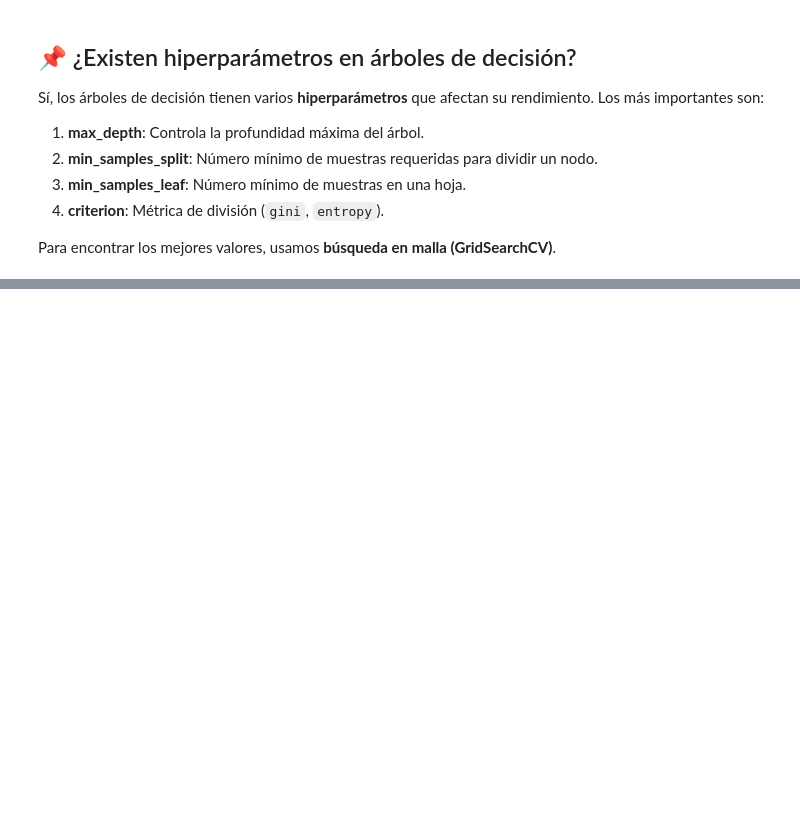
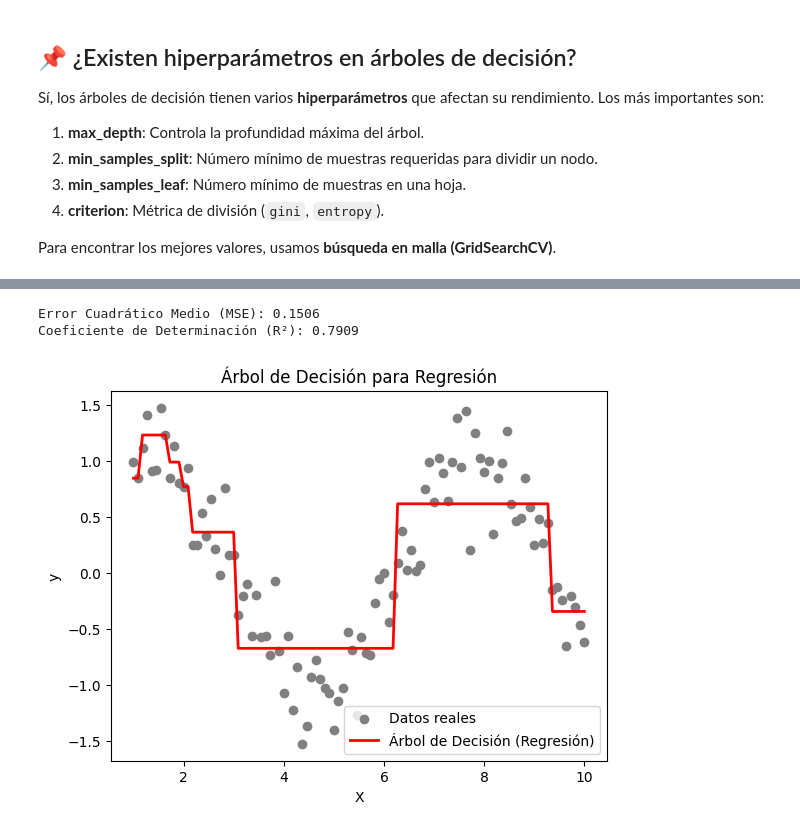
Before and after one commit to pikey-msc/AprendizMaquina, a Jupyter notebook: 2025-2/Arboles/Arbol_decisión_basico.ipynb, the cells around one changed output, grey strips where cells are left out. Drawn from its saved outputs; the diff is of its cells as text; code cells hidden in the pictures; blank space fills up the shorter version.

```diff
--- a/2025-2/Arboles/Arbol_decisión_basico.ipynb
+++ b/2025-2/Arboles/Arbol_decisión_basico.ipynb
@@ -686,0 +820,45 @@ print(f"Mejores hiperparámetros: {grid_search.best_params_}")
+# %%
+import numpy as np
+import pandas as pd
+import matplotlib.pyplot as plt
+from sklearn.tree import DecisionTreeRegressor
+from sklearn.model_selection import train_test_split
+from sklearn.metrics import mean_squared_error, r2_score
+
+# Generar datos sintéticos
+np.random.seed(42)
+X = np.linspace(1, 10, 100).reshape(-1, 1)
+y = np.sin(X).ravel() + np.random.normal(scale=0.3, size=X.shape[0])
+
+# Separar en entrenamiento y prueba
+X_train, X_test, y_train, y_test = train_test_split(X, y, test_size=0.2, random_state=42)
+
+# Entrenar el árbol de regresión
+tree_reg = DecisionTreeRegressor(max_depth=3)
+tree_reg.fit(X_train, y_train)
+
+# Hacer predicciones
+y_pred = tree_reg.predict(X_test)
+
+# Evaluación del modelo
+mse = mean_squared_error(y_test, y_pred)
+r2 = r2_score(y_test, y_pred)
+
+print(f"Error Cuadrático Medio (MSE): {mse:.4f}")
+print(f"Coeficiente de Determinación (R²): {r2:.4f}")
+
+# Visualizar el ajuste del árbol
+X_grid = np.linspace(1, 10, 100).reshape(-1, 1)
+y_grid_pred = tree_reg.predict(X_grid)
+
+plt.scatter(X, y, label="Datos reales", color="gray")
+plt.plot(X_grid, y_grid_pred, label="Árbol de Decisión (Regresión)", color="red", linewidth=2)
+plt.xlabel("X")
+plt.ylabel("y")
+plt.legend()
+plt.title("Árbol de Decisión para Regresión")
+plt.show()
+# %% [output]
+Error Cuadrático Medio (MSE): 0.1506
+Coeficiente de Determinación (R²): 0.7909
+[figure, added]
```
Also changed, not shown: parts of 13 cells of this notebook.
